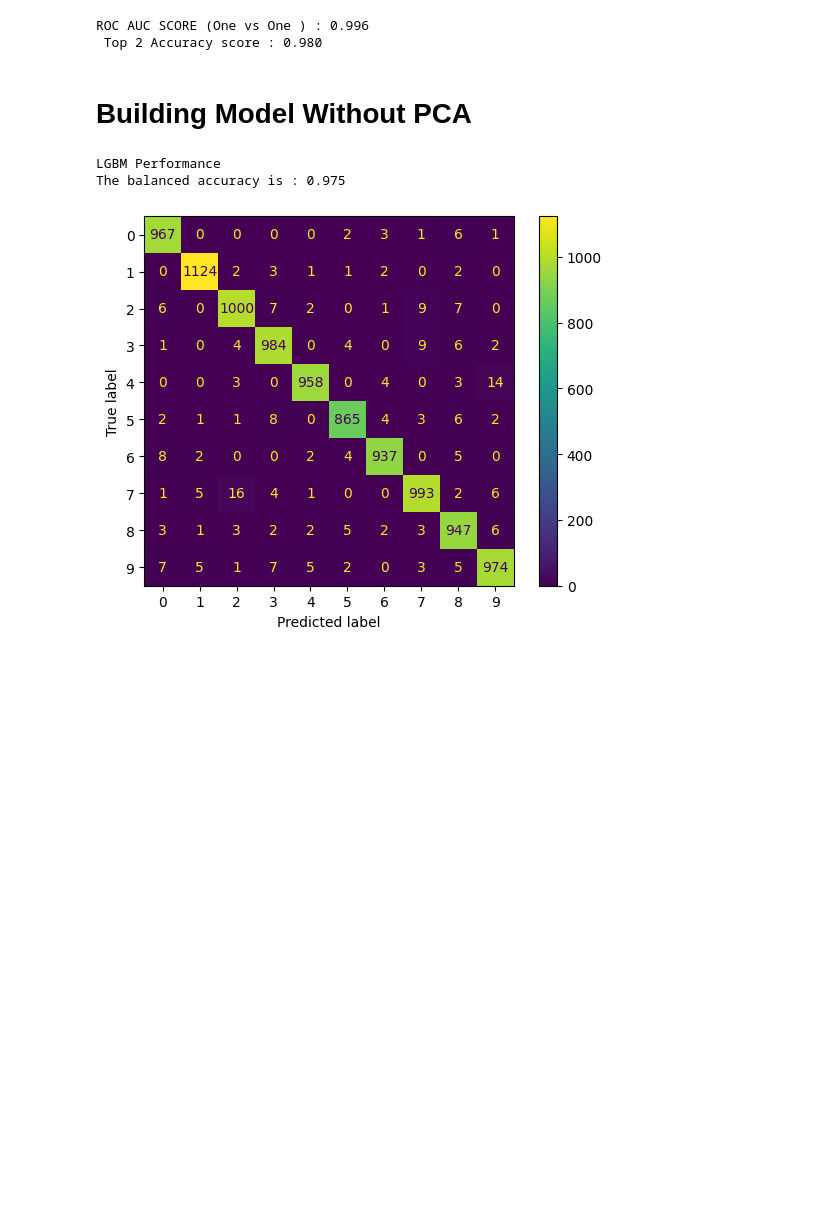
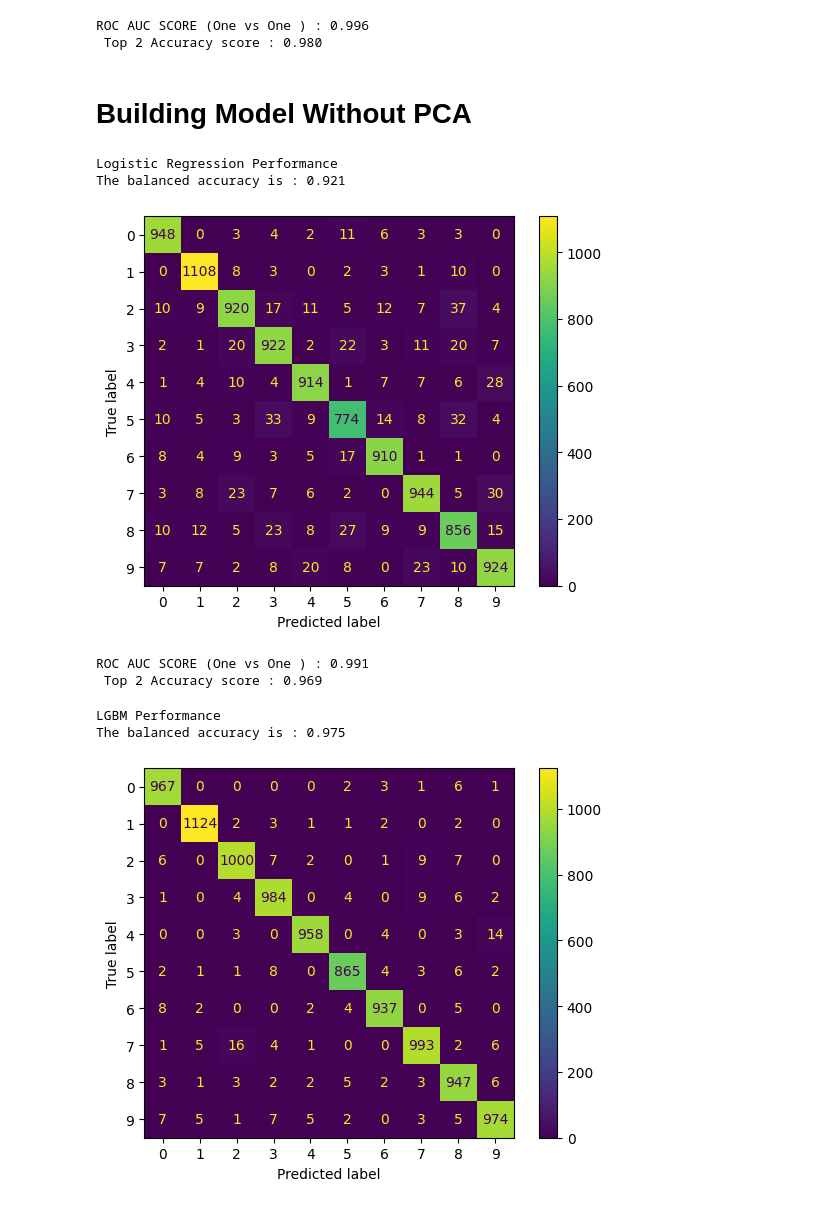
Before and after one commit to sha9189/MNIST-analysis, a Jupyter notebook: Project_3.ipynb, the cells around one changed output. Cells and saved outputs as stored; diff of their text form; code cells hidden in the pictures; blank space fills up the shorter version.

Commit message:
Base logistic Regression

```diff
--- a/Project_3.ipynb
+++ b/Project_3.ipynb
@@ -205,6 +206,31 @@ ROC AUC SCORE (One vs One ) : 0.996
  Top 2 Accuracy score : 0.980
 # %% [markdown]
 # Building Model Without PCA
+# %%
+
+# Fitting Base Line Logistic Regression
+model = LogisticRegression(max_iter=1000)
+model.fit(X_train,train_y)
+
+print('Logistic Regression Performance')
+# Multi Class Classification Metrics
+test_pred = model.predict_proba(X_test)
+test_pred_acc = test_pred.argmax(axis=1)
+print(f"The balanced accuracy is : {balanced_accuracy_score(test_y,test_pred_acc):.3f}")
+labels = [i for i in range(10)]
+cm = confusion_matrix(test_y, test_pred_acc, labels=labels)
+disp = ConfusionMatrixDisplay(confusion_matrix=cm,display_labels=labels)
+disp.plot()
+plt.show()
+
+print(f"ROC AUC SCORE (One vs One ) : {roc_auc_score(test_y,test_pred,multi_class='ovo'):.3f}")
+print(f" Top 2 Accuracy score : {top_k_accuracy_score(test_y, test_pred, k=2):.3f}")
+# %% [output]
+Logistic Regression Performance
+The balanced accuracy is : 0.921
+[figure, added]
+ROC AUC SCORE (One vs One ) : 0.991
+ Top 2 Accuracy score : 0.969
 # %%
 
 # Fitting Gradient Boosted Trees
```
Also changed, not shown: parts of 1 cell of this notebook.
